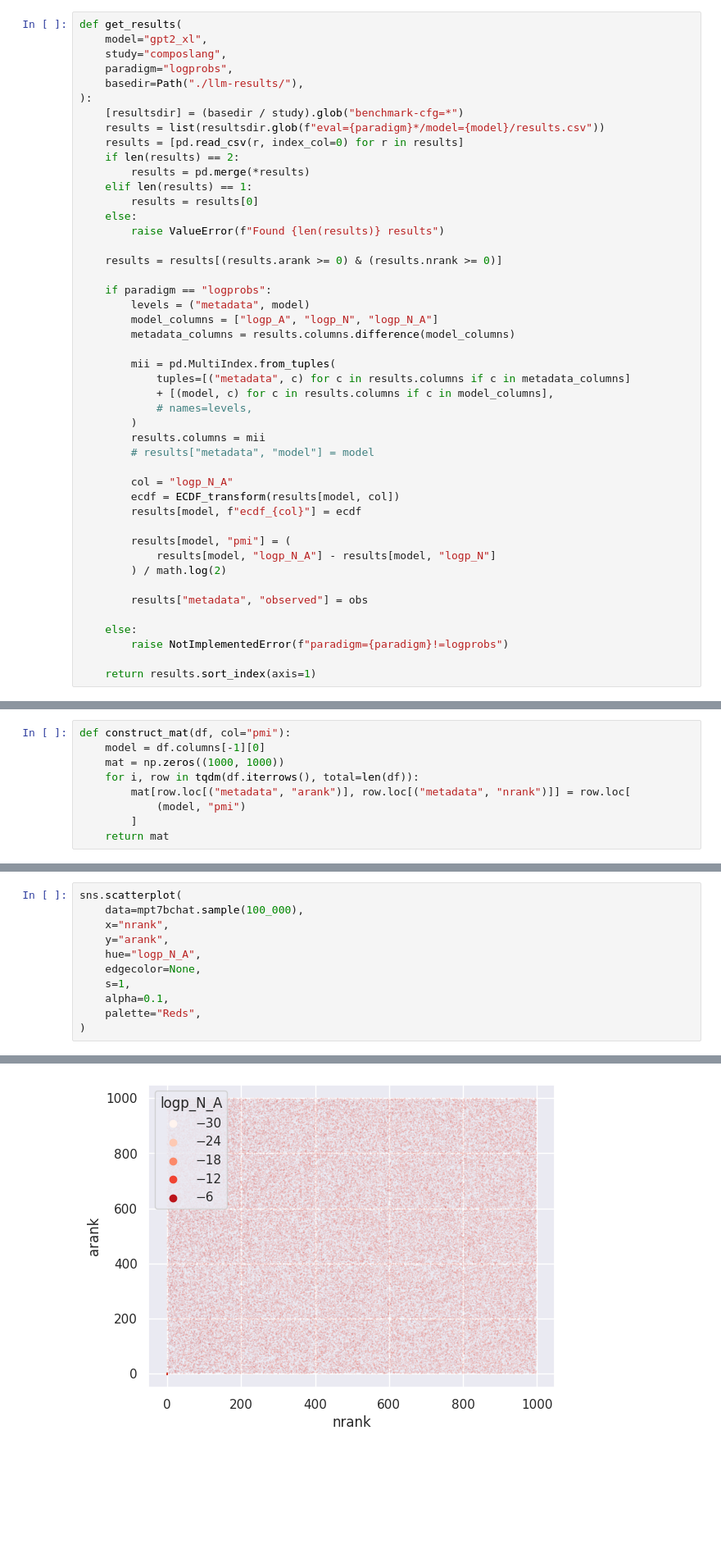
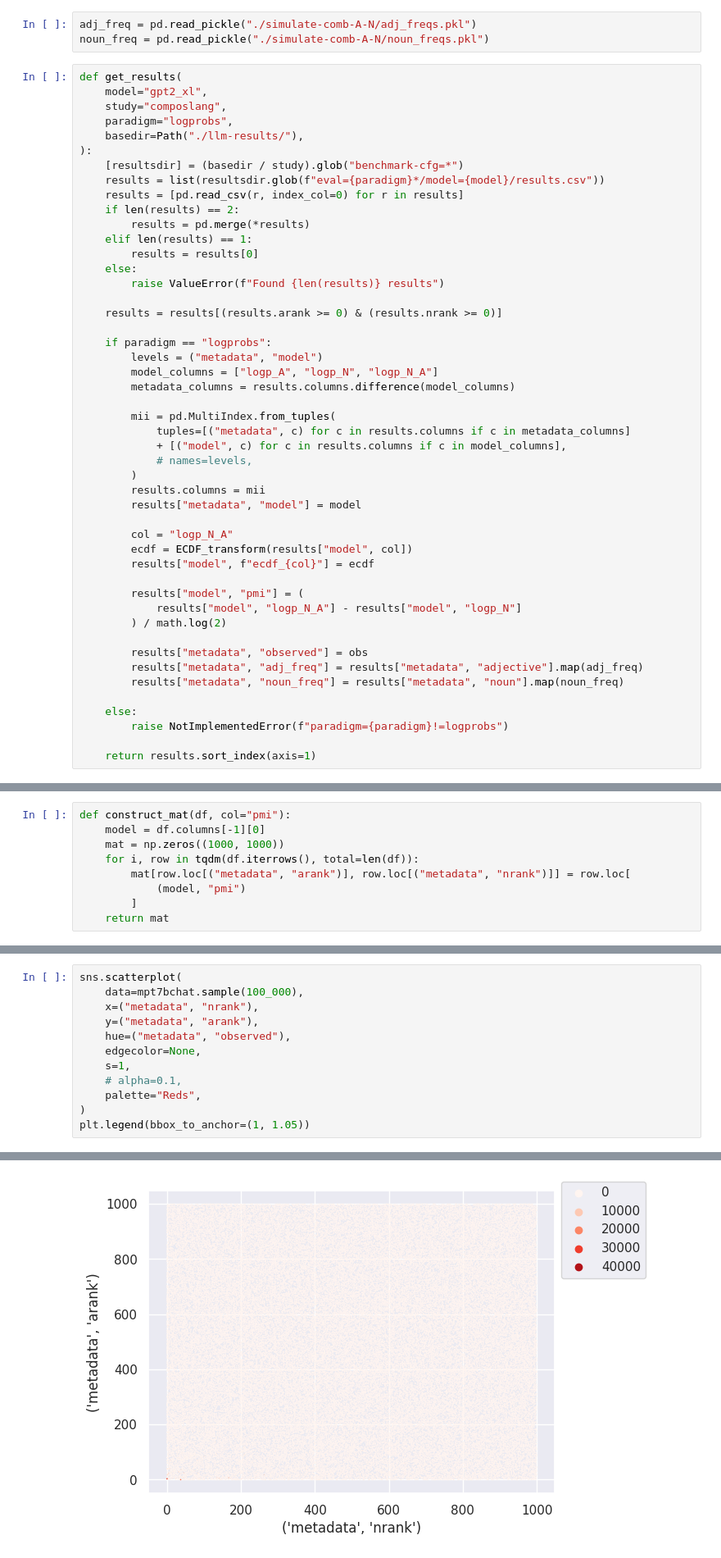
Before and after one commit to roccoflint/composlang_ud, a Jupyter notebook: notebooks/figure-2-process_llm_sparsity.ipynb, the cells around one changed output, grey strips where cells are left out. Shown at 82% size. Saved outputs shown, nothing was run; the diff lists cells and outputs as text; blank space fills up the shorter version.

```diff
--- a/notebooks/figure-2-process_llm_sparsity.ipynb
+++ b/notebooks/figure-2-process_llm_sparsity.ipynb
@@ -35,6 +35,9 @@ obs = (
     .todense()
     .reshape(-1)
 )
+# %%
+adj_freq = pd.read_pickle("./simulate-comb-A-N/adj_freqs.pkl")
+noun_freq = pd.read_pickle("./simulate-comb-A-N/noun_freqs.pkl")
 # %%
 def get_results(
     model="gpt2_xl",
@@ -55,27 +58,29 @@ def get_results(
     results = results[(results.arank >= 0) & (results.nrank >= 0)]
 
     if paradigm == "logprobs":
-        levels = ("metadata", model)
+        levels = ("metadata", "model")
         model_columns = ["logp_A", "logp_N", "logp_N_A"]
         metadata_columns = results.columns.difference(model_columns)
 
         mii = pd.MultiIndex.from_tuples(
             tuples=[("metadata", c) for c in results.columns if c in metadata_columns]
-            + [(model, c) for c in results.columns if c in model_columns],
+            + [("model", c) for c in results.columns if c in model_columns],
             # names=levels,
         )
         results.columns = mii
-        # results["metadata", "model"] = model
+        results["metadata", "model"] = model
 
         col = "logp_N_A"
-        ecdf = ECDF_transform(results[model, col])
-        results[model, f"ecdf_{col}"] = ecdf
+        ecdf = ECDF_transform(results["model", col])
+        results["model", f"ecdf_{col}"] = ecdf
 
-        results[model, "pmi"] = (
-            results[model, "logp_N_A"] - results[model, "logp_N"]
+        results["model", "pmi"] = (
+            results["model", "logp_N_A"] - results["model", "logp_N"]
         ) / math.log(2)
 
         results["metadata", "observed"] = obs
+        results["metadata", "adj_freq"] = results["metadata", "adjective"].map(adj_freq)
+        results["metadata", "noun_freq"] = results["metadata", "noun"].map(noun_freq)
 
     else:
         raise NotImplementedError(f"paradigm={paradigm}!=logprobs")
@@ -251,12 +266,13 @@ phi2logpall = phi2logpall[(phi2logpall["arank"] >= 0) & (phi2logpall["nrank"] >=
 # %%
 sns.scatterplot(
     data=mpt7bchat.sample(100_000),
-    x="nrank",
-    y="arank",
-    hue="logp_N_A",
+    x=("metadata", "nrank"),
+    y=("metadata", "arank"),
+    hue=("metadata", "observed"),
     edgecolor=None,
     s=1,
-    alpha=0.1,
+    # alpha=0.1,
     palette="Reds",
 )
+plt.legend(bbox_to_anchor=(1, 1.05))
 # %% [output]
@@ -264 +280 @@ sns.scatterplot(
-[figure, old version]
+[figure, new version]
```
Also changed, not shown: parts of 24 cells of this notebook, 3 other files.
